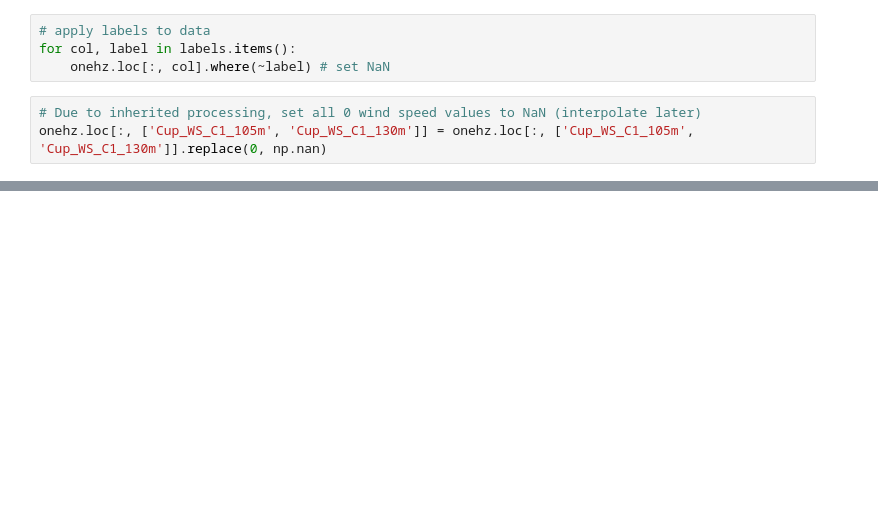
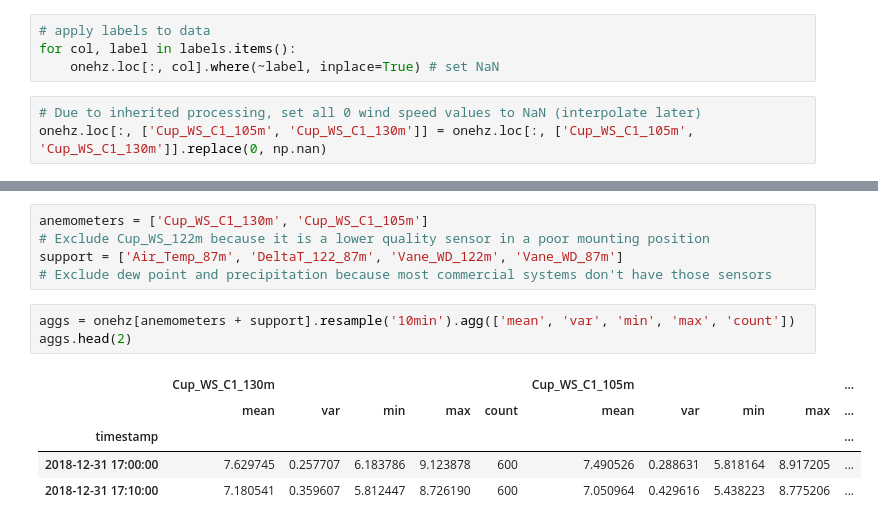
Before and after one commit to TrentonBush/turbulence_spectra, a Jupyter notebook: notebooks/09_aggregate_cup_data.ipynb, the cells around one changed output, grey strips where cells are left out. Saved outputs shown, nothing was run; the diff lists cells and outputs as text; blank space fills up the shorter version.

```diff
--- a/notebooks/09_aggregate_cup_data.ipynb
+++ b/notebooks/09_aggregate_cup_data.ipynb
@@ -39,7 +37,7 @@ dtype: bool
 # %%
 # apply labels to data
 for col, label in labels.items():
-    onehz.loc[:, col].where(~label) # set NaN
+    onehz.loc[:, col].where(~label, inplace=True) # set NaN
 # %%
 # Due to inherited processing, set all 0 wind speed values to NaN (interpolate later)
 onehz.loc[:, ['Cup_WS_C1_105m', 'Cup_WS_C1_130m']] = onehz.loc[:, ['Cup_WS_C1_105m', 'Cup_WS_C1_130m']].replace(0, np.nan)
@@ -45,0 +68,14 @@ onehz.loc[:, ['Cup_WS_C1_105m', 'Cup_WS_C1_130m']] = onehz.loc[:, ['Cup_WS_C1_10
+# %%
+anemometers = ['Cup_WS_C1_130m', 'Cup_WS_C1_105m']
+# Exclude Cup_WS_122m because it is a lower quality sensor in a poor mounting position
+support = ['Air_Temp_87m', 'DeltaT_122_87m', 'Vane_WD_122m', 'Vane_WD_87m']
+# Exclude dew point and precipitation because most commercial systems don't have those sensors
+# %%
+aggs = onehz[anemometers + support].resample('10min').agg(['mean', 'var', 'min', 'max', 'count'])
+aggs.head(2)
+# %% [output]
+|  | Cup_WS_C1_130m |  |  |  |  | Cup_WS_C1_105m |  |  |  | ... |
+|  | mean | var | min | max | count | mean | var | min | max | ... |
+| timestamp |  |  |  |  |  |  |  |  |  | ... |
+| 2018-12-31 17:00:00 | 7.629745 | 0.257707 | 6.183786 | 9.123878 | 600 | 7.490526 | 0.288631 | 5.818164 | 8.917205 | ... |
+| 2018-12-31 17:10:00 | 7.180541 | 0.359607 | 5.812447 | 8.726190 | 600 | 7.050964 | 0.429616 | 5.438223 | 8.775206 | ... |
```
Also changed, not shown: parts of 12 cells of this notebook.
